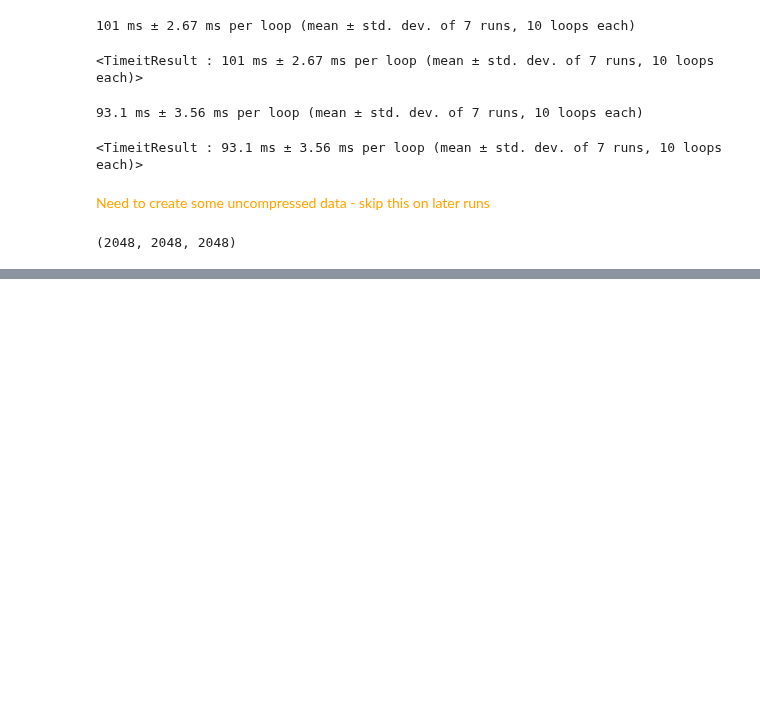
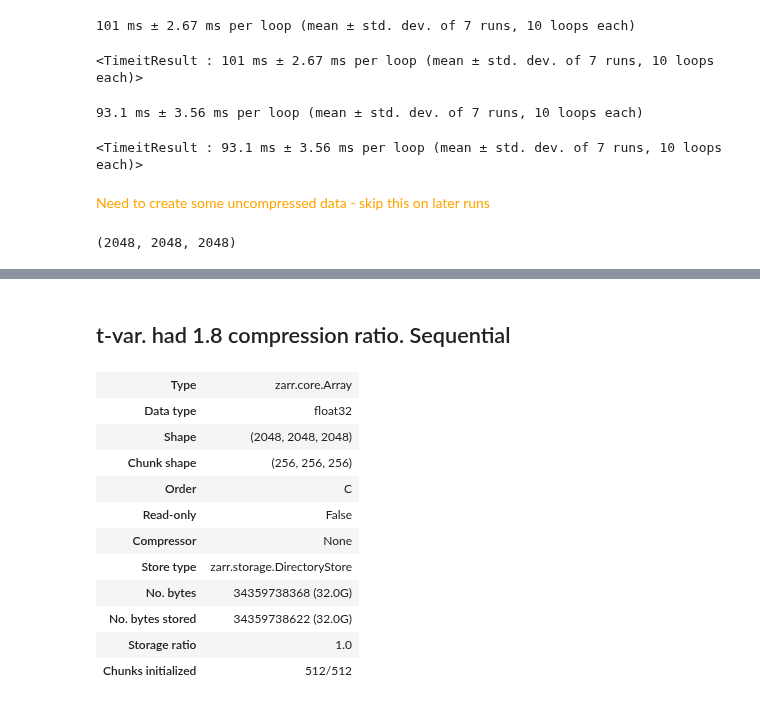
Before and after one commit to ariellubonja/ncar-zarr-code, a Jupyter notebook: compression-tradeoff-1-var.ipynb, the cells around one changed output, grey strips where cells are left out. Cells and saved outputs as stored; diff of their text form; code cells hidden in the pictures; blank space fills up the shorter version.

```diff
--- a/compression-tradeoff-1-var.ipynb
+++ b/compression-tradeoff-1-var.ipynb
@@ -276,0 +320,2 @@ a = ncar_data[var][1792:2048,1792:2048,1792:2048]
+# %% [markdown]
+## t-var. had 1.8 compression ratio. Sequential
@@ -276,0 +325,16 @@ a = ncar_data[var][1792:2048,1792:2048,1792:2048]
+# %%
+ncar_e_uncompressed = zarr.open("ncar_zarr_uncompressed/t")
+ncar_e_uncompressed.info
+# %% [output]
+| Type | zarr.core.Array |
+| Data type | float32 |
+| Shape | (2048, 2048, 2048) |
+| Chunk shape | (256, 256, 256) |
+| Order | C |
+| Read-only | False |
+| Compressor | None |
+| Store type | zarr.storage.DirectoryStore |
+| No. bytes | 34359738368 (32.0G) |
+| No. bytes stored | 34359738622 (32.0G) |
+| Storage ratio | 1.0 |
+| Chunks initialized | 512/512 |
```
Also changed, not shown: parts of 72 cells of this notebook.
